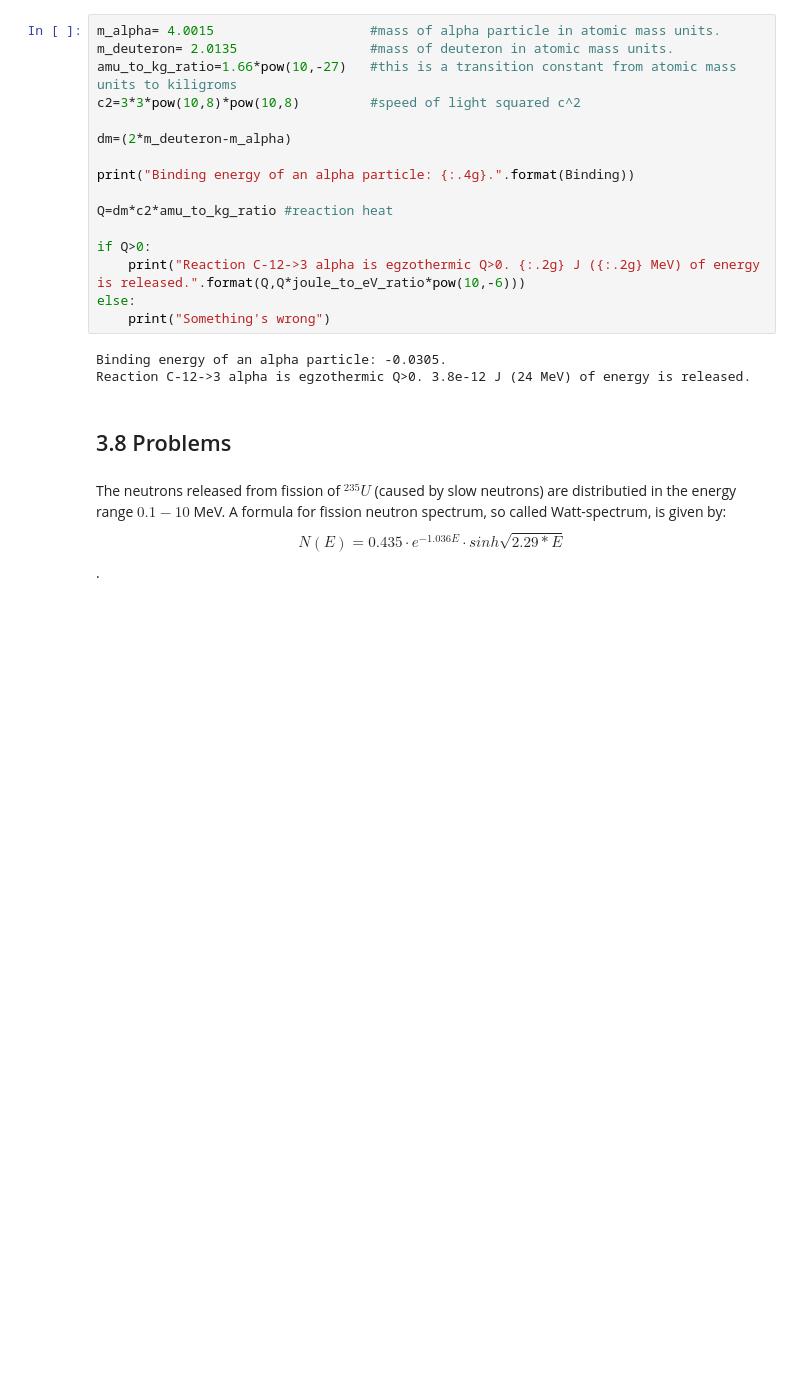
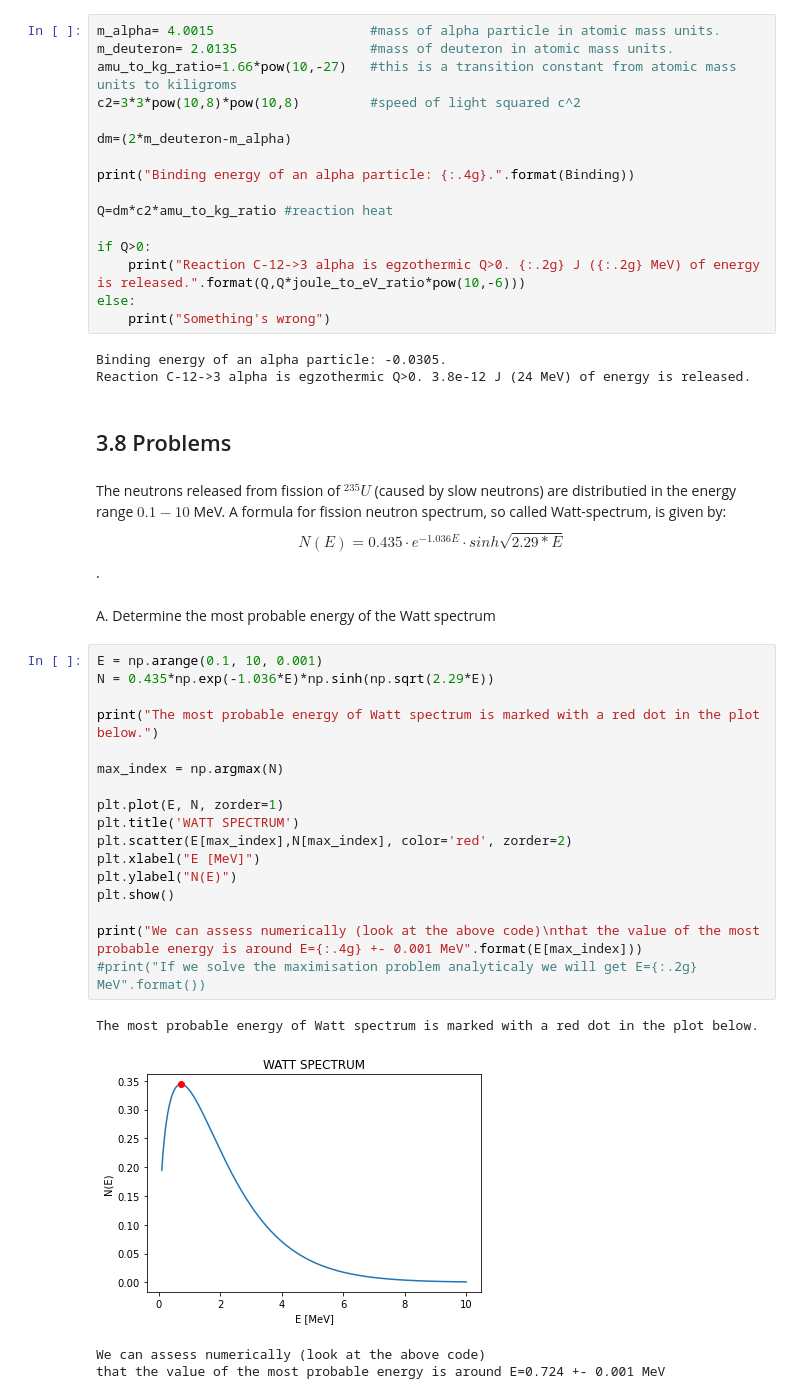
Before and after one commit to kmiec96/Nuclear, a Jupyter notebook: set1.ipynb, the cells around one changed output. Drawn from its saved outputs; the diff is of its cells as text; blank space fills up the shorter version.

```diff
--- a/set1.ipynb
+++ b/set1.ipynb
@@ -510,3 +512,27 @@ Reaction C-12->3 alpha is egzothermic Q>0. 3.8e-12 J (24 MeV) of energy is relea
 The neutrons released from fission of $^{235}U$ (caused by slow neutrons) are distributied in the energy range $0.1-10$ MeV.
 A formula for fission neutron spectrum, so called Watt-spectrum, is given by:
 $$N(E)=0.435\cdot e^{-1.036E}\cdot sinh \sqrt{2.29*E}$$.
+# %% [markdown]
+A. Determine the most probable energy of the Watt spectrum
+# %%
+E = np.arange(0.1, 10, 0.001)
+N = 0.435*np.exp(-1.036*E)*np.sinh(np.sqrt(2.29*E))
+
+print("The most probable energy of Watt spectrum is marked with a red dot in the plot below.")
+
+max_index = np.argmax(N)
+
+plt.plot(E, N, zorder=1)
+plt.title('WATT SPECTRUM')
+plt.scatter(E[max_index],N[max_index], color='red', zorder=2)
+plt.xlabel("E [MeV]")
+plt.ylabel("N(E)")
+plt.show()
+
+print("We can assess numerically (look at the above code)\nthat the value of the most probable energy is around E={:.4g} +- 0.001 MeV".format(E[max_index]))
+#print("If we solve the maximisation problem analyticaly we will get E={:.2g} MeV".format())
+# %% [output]
+The most probable energy of Watt spectrum is marked with a red dot in the plot below.
+[figure, added]
+We can assess numerically (look at the above code)
+that the value of the most probable energy is around E=0.724 +- 0.001 MeV
```
Also changed, not shown: parts of 2 cells of this notebook.
